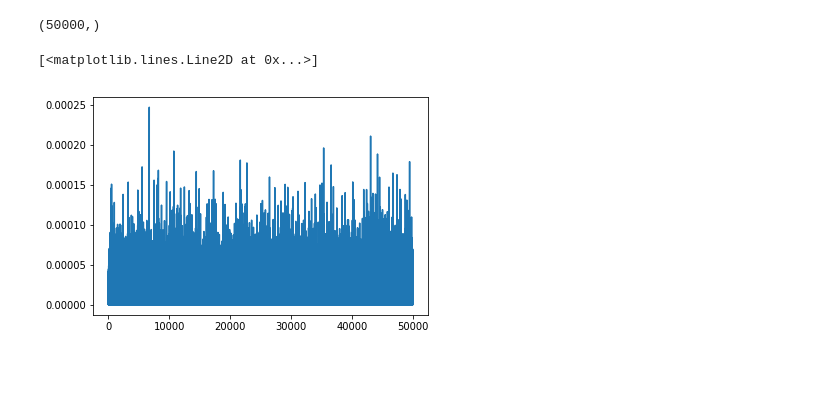
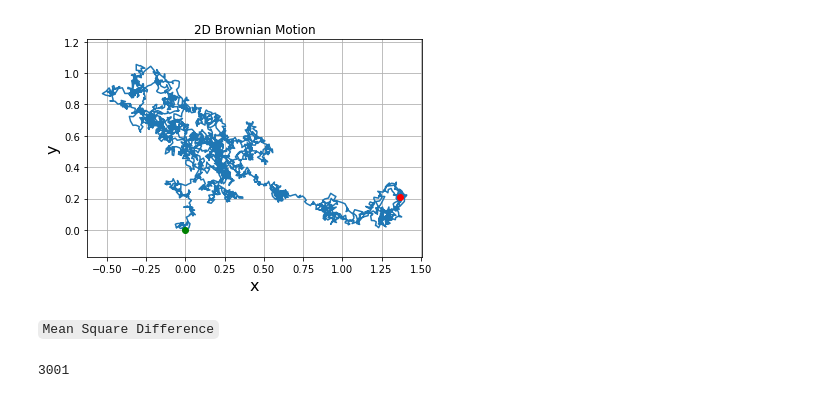
Before and after one commit to SamMachariaPhD/simulate201819, a Jupyter notebook: brownian1.ipynb, the cells around one changed output. Saved outputs shown, nothing was run; the diff lists cells and outputs as text; code cells hidden in the pictures; blank space fills up the shorter version.

```diff
--- a/brownian1.ipynb
+++ b/brownian1.ipynb
@@ -162,9 +72,36 @@ plot(dt1,difference)
-# %%
-sqDiff.shape
-# %% [output]
-(50000,)
-# %%
-plot(dt1,sqDiff)
-# %% [output]
-[<matplotlib.lines.Line2D at 0x...>]
-[figure, removed]
+# %%
+import numpy
+from pylab import plot, show, grid, axis, xlabel, ylabel, title
+
+# The Wiener process parameter.
+delta = 0.25
+# Total time.
+T = 10.0
+# Number of steps.
+N = 3000
+# Time step size
+dt = T/N
+# Initial values of x.
+x = numpy.empty((2,N+1))
+x[:, 0] = 0.0
+
+brownian(x[:,0], N, dt, delta, out=x[:,1:])
+
+# Plot the 2D trajectory.
+plot(x[0],x[1])
+
+# Mark the start and end points.
+plot(x[0,0],x[1,0], 'go')
+plot(x[0,-1], x[1,-1], 'ro')
+
+# More plot decorations.
+title('2D Brownian Motion')
+xlabel('x', fontsize=16)
+ylabel('y', fontsize=16)
+axis('equal')
+grid(True)
+show()
+# %% [output]
+[figure, added]
+# %% [markdown]
+`Mean Square Difference`
@@ -170,0 +110,4 @@ plot(dt1,sqDiff)
+# %%
+xx.shape[0]
+# %% [output]
+3001
```
Also changed, not shown: parts of 35 cells of this notebook.
